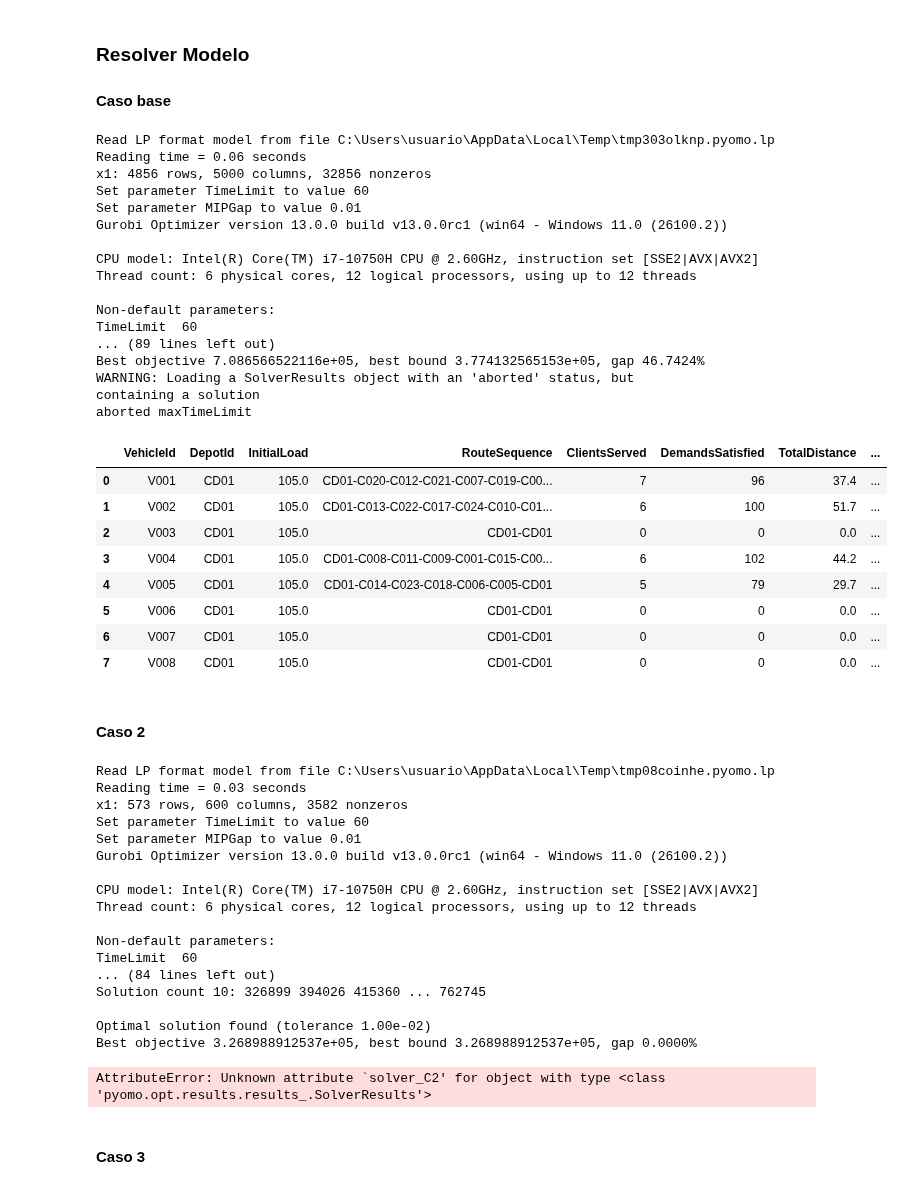
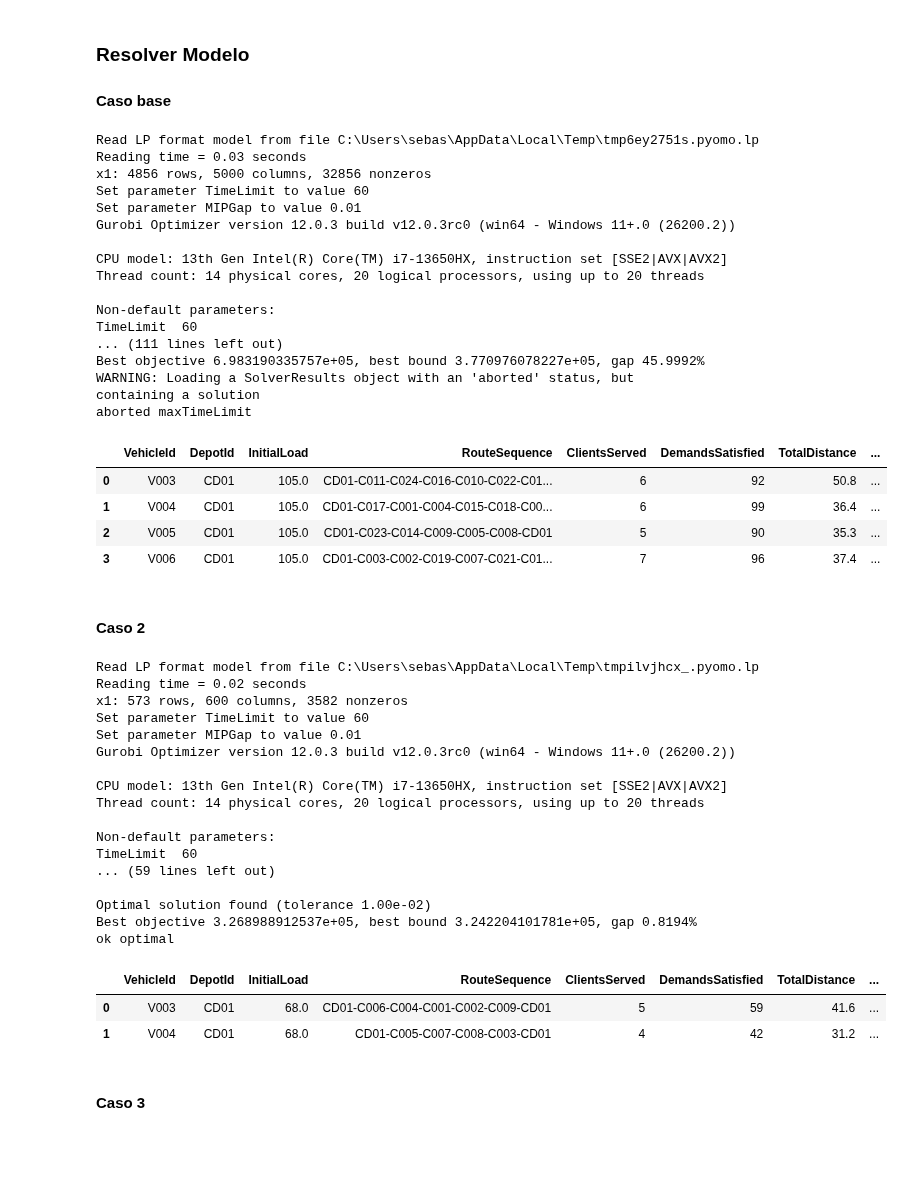
Before and after one commit to S302-prog/Mos-Proyecto1, a Jupyter notebook: Proyecto_3.ipynb, the cells around one changed output. Saved outputs shown, nothing was run; the diff lists cells and outputs as text; code cells hidden in the pictures; blank space fills up the shorter version.

```diff
--- a/Proyecto_3.ipynb
+++ b/Proyecto_3.ipynb
@@ -481,48 +481,45 @@ model_CB = build_pyomo_cvrp_projectA(
 solver_CB = pyo.SolverFactory("gurobi")
 solver_CB.options['TimeLimit'] = 60
 solver_CB.options['MIPGap']   = 0.01
 results_CB = solver_CB.solve(model_CB, tee=True)
 print(results_CB.solver.status, results_CB.solver.termination_condition)
 
 verificacion_CB = build_verification_from_pyomo(
     model=model_CB,
     dist_df=dist_df_CB,
     clients_df=clients_CB,
     vehicles_df=vehicles_CB,
     depot_id=depot_id_CB,
     C_fuel_per_km=C_fuel_CB,
     avg_speed_kmh=50.0
 )
 
+verificacion_CB = verificacion_CB[verificacion_CB["ClientsServed"] > 0].reset_index(drop=True)
 display(verificacion_CB)
 verificacion_CB.to_csv("verificacion_caso_base.csv", index=False)
 # %% [output]
-Read LP format model from file C:\Users\usuario\AppData\Local\Temp\tmp303olknp.pyomo.lp
-Reading time = 0.06 seconds
+Read LP format model from file C:\Users\sebas\AppData\Local\Temp\tmp6ey2751s.pyomo.lp
+Reading time = 0.03 seconds
 x1: 4856 rows, 5000 columns, 32856 nonzeros
 Set parameter TimeLimit to value 60
 Set parameter MIPGap to value 0.01
-Gurobi Optimizer version 13.0.0 build v13.0.0rc1 (win64 - Windows 11.0 (26100.2))
+Gurobi Optimizer version 12.0.3 build v12.0.3rc0 (win64 - Windows 11+.0 (26200.2))
 
-CPU model: Intel(R) Core(TM) i7-10750H CPU @ 2.60GHz, instruction set [SSE2|AVX|AVX2]
-Thread count: 6 physical cores, 12 logical processors, using up to 12 threads
+CPU model: 13th Gen Intel(R) Core(TM) i7-13650HX, instruction set [SSE2|AVX|AVX2]
+Thread count: 14 physical cores, 20 logical processors, using up to 20 threads
 
 Non-default parameters:
 TimeLimit  60
-... (89 lines left out)
-Best objective 7.086566522116e+05, best bound 3.774132565153e+05, gap 46.7424%
+... (111 lines left out)
+Best objective 6.983190335757e+05, best bound 3.770976078227e+05, gap 45.9992%
 WARNING: Loading a SolverResults object with an 'aborted' status, but
 containing a solution
 aborted maxTimeLimit
 |  | VehicleId | DepotId | InitialLoad | RouteSequence | ClientsServed | DemandsSatisfied | TotalDistance | ... |
-| 0 | V001 | CD01 | 105.0 | CD01-C020-C012-C021-C007-C019-C00... | 7 | 96 | 37.4 | ... |
-| 1 | V002 | CD01 | 105.0 | CD01-C013-C022-C017-C024-C010-C01... | 6 | 100 | 51.7 | ... |
-| 2 | V003 | CD01 | 105.0 | CD01-CD01 | 0 | 0 | 0.0 | ... |
-| 3 | V004 | CD01 | 105.0 | CD01-C008-C011-C009-C001-C015-C00... | 6 | 102 | 44.2 | ... |
-| 4 | V005 | CD01 | 105.0 | CD01-C014-C023-C018-C006-C005-CD01 | 5 | 79 | 29.7 | ... |
-| 5 | V006 | CD01 | 105.0 | CD01-CD01 | 0 | 0 | 0.0 | ... |
-| 6 | V007 | CD01 | 105.0 | CD01-CD01 | 0 | 0 | 0.0 | ... |
-| 7 | V008 | CD01 | 105.0 | CD01-CD01 | 0 | 0 | 0.0 | ... |
+| 0 | V003 | CD01 | 105.0 | CD01-C011-C024-C016-C010-C022-C01... | 6 | 92 | 50.8 | ... |
+| 1 | V004 | CD01 | 105.0 | CD01-C017-C001-C004-C015-C018-C00... | 6 | 99 | 36.4 | ... |
+| 2 | V005 | CD01 | 105.0 | CD01-C023-C014-C009-C005-C008-CD01 | 5 | 90 | 35.3 | ... |
+| 3 | V006 | CD01 | 105.0 | CD01-C003-C002-C019-C007-C021-C01... | 7 | 96 | 37.4 | ... |
 # %% [markdown]
 #### Caso 2
 # %%
@@ -557,27 +554,30 @@ verificacion_C2 = build_verification_from_pyomo(
     avg_speed_kmh=50.0
 )
 
+verificacion_C2 = verificacion_C2[verificacion_C2["ClientsServed"] > 0].reset_index(drop=True)
 display(verificacion_C2)
 verificacion_C2.to_csv("verificacion_caso2.csv", index=False)
 # %% [output]
-Read LP format model from file C:\Users\usuario\AppData\Local\Temp\tmp08coinhe.pyomo.lp
-Reading time = 0.03 seconds
+Read LP format model from file C:\Users\sebas\AppData\Local\Temp\tmpilvjhcx_.pyomo.lp
+Reading time = 0.02 seconds
 x1: 573 rows, 600 columns, 3582 nonzeros
 Set parameter TimeLimit to value 60
 Set parameter MIPGap to value 0.01
-Gurobi Optimizer version 13.0.0 build v13.0.0rc1 (win64 - Windows 11.0 (26100.2))
+Gurobi Optimizer version 12.0.3 build v12.0.3rc0 (win64 - Windows 11+.0 (26200.2))
 
-CPU model: Intel(R) Core(TM) i7-10750H CPU @ 2.60GHz, instruction set [SSE2|AVX|AVX2]
-Thread count: 6 physical cores, 12 logical processors, using up to 12 threads
+CPU model: 13th Gen Intel(R) Core(TM) i7-13650HX, instruction set [SSE2|AVX|AVX2]
+Thread count: 14 physical cores, 20 logical processors, using up to 20 threads
 
 Non-default parameters:
 TimeLimit  60
-... (84 lines left out)
-Solution count 10: 326899 394026 415360 ... 762745
+... (59 lines left out)
 
 Optimal solution found (tolerance 1.00e-02)
-Best objective 3.268988912537e+05, best bound 3.268988912537e+05, gap 0.0000%
+Best objective 3.268988912537e+05, best bound 3.242204101781e+05, gap 0.8194%
+ok optimal
-AttributeError: Unknown attribute `solver_C2' for object with type <class 'pyomo.opt.results.results_.SolverResults'>
+|  | VehicleId | DepotId | InitialLoad | RouteSequence | ClientsServed | DemandsSatisfied | TotalDistance | ... |
+| 0 | V003 | CD01 | 68.0 | CD01-C006-C004-C001-C002-C009-CD01 | 5 | 59 | 41.6 | ... |
+| 1 | V004 | CD01 | 68.0 | CD01-C005-C007-C008-C003-CD01 | 4 | 42 | 31.2 | ... |
 # %% [markdown]
 #### Caso 3
 # %%
```
Also changed, not shown: parts of 5 cells of this notebook, 5 other files.
